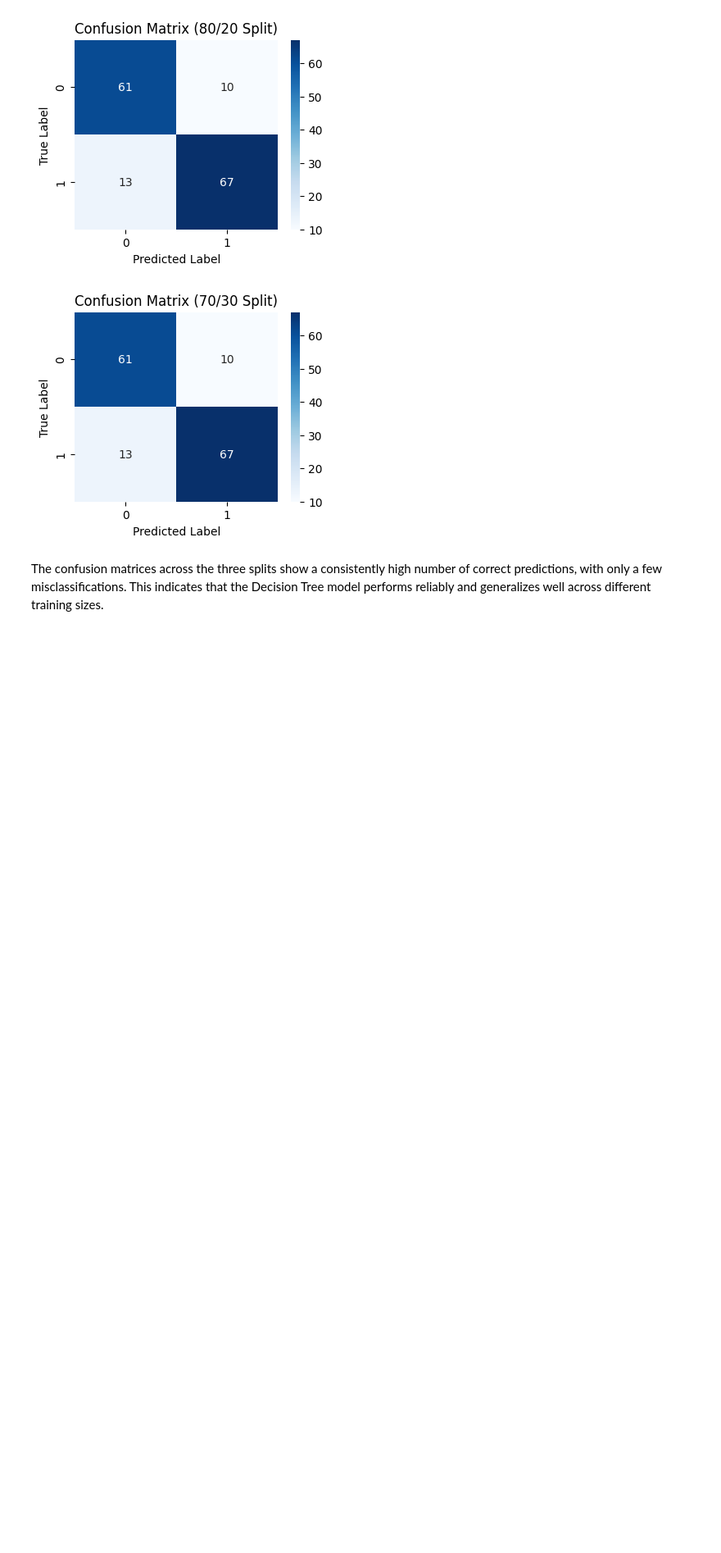
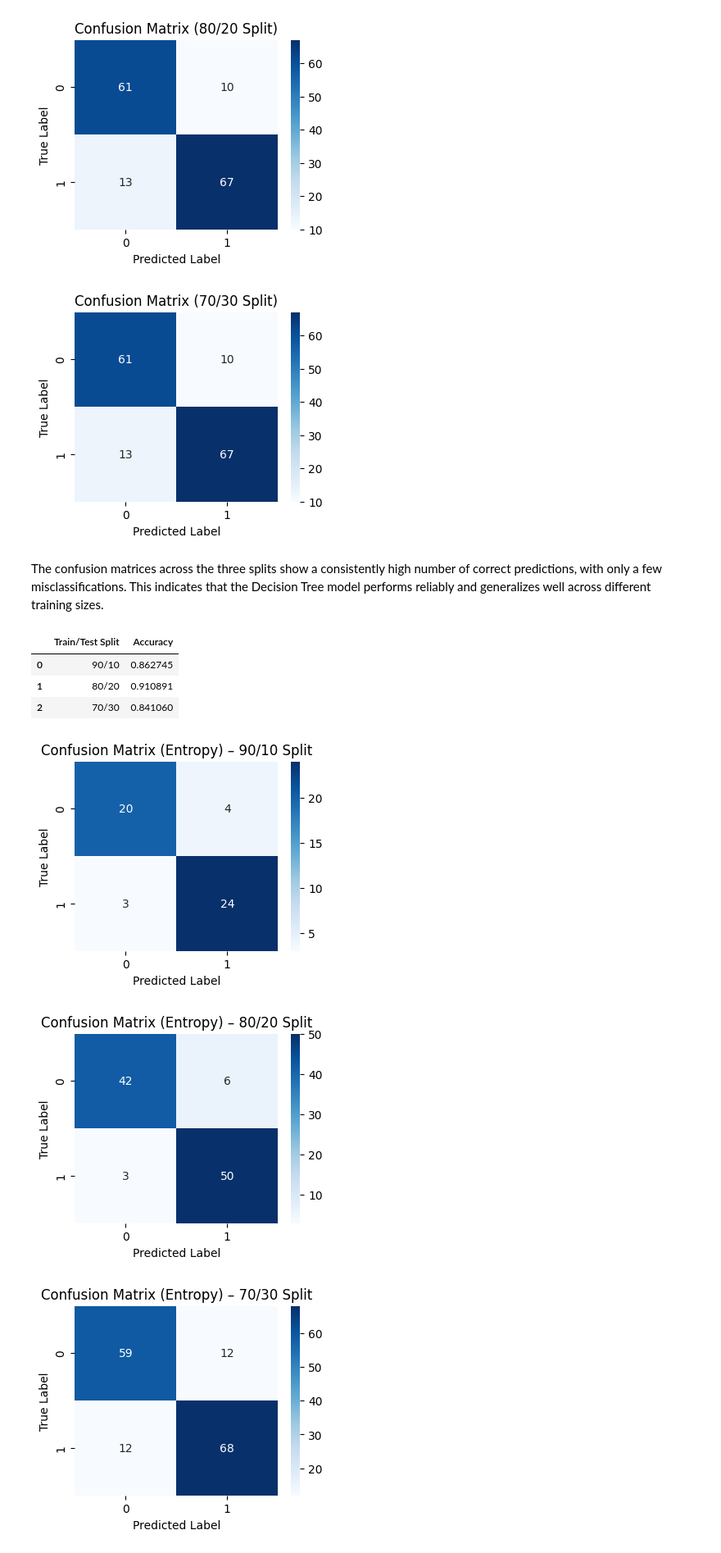
Before and after one commit to Shatha-1/IT326-Project, a Jupyter notebook: Phase3.ipynb, the cells around one changed output. Shown at 82% size. Drawn from its saved outputs; the diff is of its cells as text; code cells hidden in the pictures; blank space fills up the shorter version.

```diff
--- a/Phase3.ipynb
+++ b/Phase3.ipynb
@@ -117,3 +117,57 @@ for train_ratio, test_ratio in splits:
 [figure]
 # %% [markdown]
 The confusion matrices across the three splits show a consistently high number of correct predictions, with only a few misclassifications. This indicates that the Decision Tree model performs reliably and generalizes well across different training sizes.
+# %%
+# Using the same splits defined earlier by the previous student
+entropy_results = []
+
+for train_ratio, test_ratio in splits:
+
+    # Use the same X and y already defined above
+    X_train, X_test, y_train, y_test = train_test_split(
+        X, y, test_size=test_ratio, random_state=42
+    )
+
+    # Train Decision Tree with Entropy
+    model_entropy = DecisionTreeClassifier(criterion="entropy", random_state=45)
+    model_entropy.fit(X_train, y_train)
+
+    # Predict & Calculate Accuracy
+    y_pred_entropy = model_entropy.predict(X_test)
+    acc_entropy = model_entropy.score(X_test, y_test)
+
+    # Store results
+    entropy_results.append([f"{int(train_ratio*100)}/{int(test_ratio*100)}", acc_entropy])
+
+# Create accuracy table
+entropy_results_df = pd.DataFrame(entropy_results, columns=["Train/Test Split", "Accuracy"])
+entropy_results_df
+# %% [output]
+|  | Train/Test Split | Accuracy |
+| 0 | 90/10 | 0.862745 |
+| 1 | 80/20 | 0.910891 |
+| 2 | 70/30 | 0.841060 |
+# %%
+for train_ratio, test_ratio in splits:
+
+    X_train, X_test, y_train, y_test = train_test_split(
+        X, y, test_size=test_ratio, random_state=42
+    )
+
+    model_entropy = DecisionTreeClassifier(criterion="entropy", random_state=45)
+    model_entropy.fit(X_train, y_train)
+
+    y_pred_entropy = model_entropy.predict(X_test)
+    cm = confusion_matrix(y_test, y_pred_entropy)
+
+    # Plot confusion matrix
+    plt.figure(figsize=(4, 3))
+    sns.heatmap(cm, annot=True, fmt="d", cmap="Blues")
+    plt.title(f"Confusion Matrix (Entropy) – {int(train_ratio*100)}/{int(test_ratio*100)} Split")
+    plt.xlabel("Predicted Label")
+    plt.ylabel("True Label")
+    plt.show()
+# %% [output]
+[figure, added]
+[figure, added]
+[figure, added]
```
Also changed, not shown: parts of 8 cells of this notebook.
